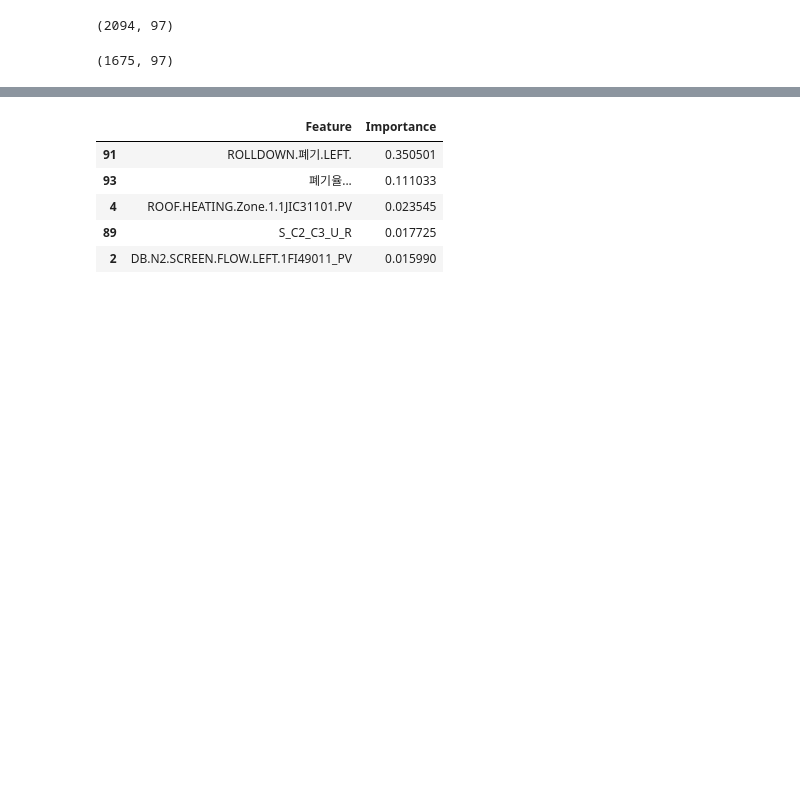
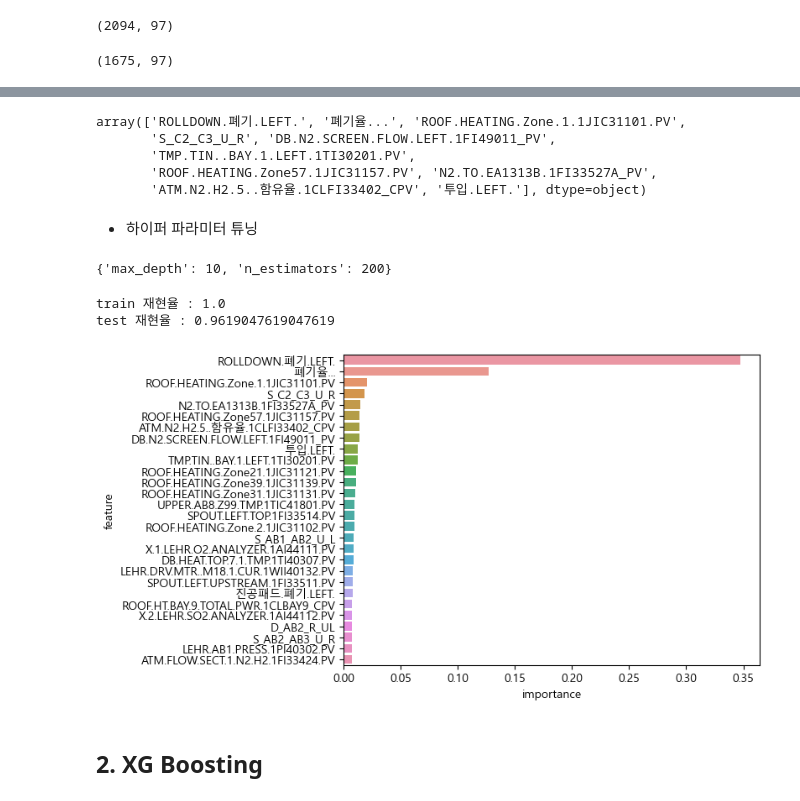
Before and after one commit to gmlwlswls/LGD_anomaly_detection, a Jupyter notebook: 01. 모델링/model_L.RD.ipynb, the cells around one changed output, grey strips where cells are left out. Drawn from its saved outputs; the diff is of its cells as text; code cells hidden in the pictures; blank space fills up the shorter version.

Commit message:
random forest & xgboost

```diff
--- a/01. 모델링/model_L.RD.ipynb
+++ b/01. 모델링/model_L.RD.ipynb
@@ -63,15 +93,17 @@ rf_clf.fit(X_train, y_train)
 
 rf_importances = rf_clf.feature_importances_
 
-rf_importances_df = pd.DataFrame({
-                                  'Feature' : X_train.columns,
-                                  'Importance' : rf_importances})
-top_5_feat = rf_importances_df.sort_values(by= 'Importance', ascending= False).head(5)
-top_5_feat
+rf_importance_df = pd.DataFrame({
+  'feature' : X_train.columns,
+  'importance' : rf_importances
+})
+
+# rf_importance_df.info()
+rf_importance_df[:5]
+rf_importance_df.sort_values(by= 'importance', ascending= False)[:10]['feature'].values
 # %% [output]
-|  | Feature | Importance |
-| 91 | ROLLDOWN.폐기.LEFT. | 0.350501 |
-| 93 | 폐기율... | 0.111033 |
-| 4 | ROOF.HEATING.Zone.1.1JIC31101.PV | 0.023545 |
-| 89 | S_C2_C3_U_R | 0.017725 |
-| 2 | DB.N2.SCREEN.FLOW.LEFT.1FI49011_PV | 0.015990 |
+array(['ROLLDOWN.폐기.LEFT.', '폐기율...', 'ROOF.HEATING.Zone.1.1JIC31101.PV',
+       'S_C2_C3_U_R', 'DB.N2.SCREEN.FLOW.LEFT.1FI49011_PV',
+       'TMP.TIN..BAY.1.LEFT.1TI30201.PV',
+       'ROOF.HEATING.Zone57.1JIC31157.PV', 'N2.TO.EA1313B.1FI33527A_PV',
+       'ATM.N2.H2.5..함유율.1CLFI33402_CPV', '투입.LEFT.'], dtype=object)
@@ -86,0 +110,49 @@ params = {
+# %% [markdown]
+- 하이퍼 파라미터 튜닝
+# %%
+from sklearn.model_selection import GridSearchCV
+
+params = {
+    'n_estimators' : [100, 200, 300, 400],
+    'max_depth' : [8, 10, 12]
+}
+
+
+estimator = RandomForestClassifier(random_state= 42)
+grid_cv = GridSearchCV(estimator= estimator, param_grid= params, cv= 3)
+grid_cv.fit(X_train, y_train)
+
+print(grid_cv.best_params_)
+# %% [output]
+{'max_depth': 10, 'n_estimators': 200}
+# %%
+from sklearn.metrics import recall_score
+
+best_rd_clf = grid_cv.best_estimator_
+best_rd_clf.fit(X_train, y_train)
+
+rd_preds = best_rd_clf.predict(X_test)
+
+print('test 재현율 :', recall_score(y_test, rd_preds))
+# %% [output]
+train 재현율 : 1.0
+test 재현율 : 0.9619047619047619
+# %%
+# 상위 28개의 피쳐 - PCA로 90%의 데이터 설명 가능
+import seaborn as sns
+
+feat_importance_df = pd.DataFrame({
+  'feature' : X_train.columns,
+  'importance' : best_rd_clf.feature_importances_
+})
+
+feat_importance_28 = feat_importance_df.sort_values(by= 'importance', ascending= False)[:28]
+# print(feat_importance_28)
+
+sns.barplot(x= feat_importance_28['importance'],
+            y= feat_importance_28['feature'])
+plt.show()
+# %% [output]
+[figure, added]
+# %% [markdown]
+## 2. XG Boosting
```
Also changed, not shown: parts of 12 cells of this notebook.
